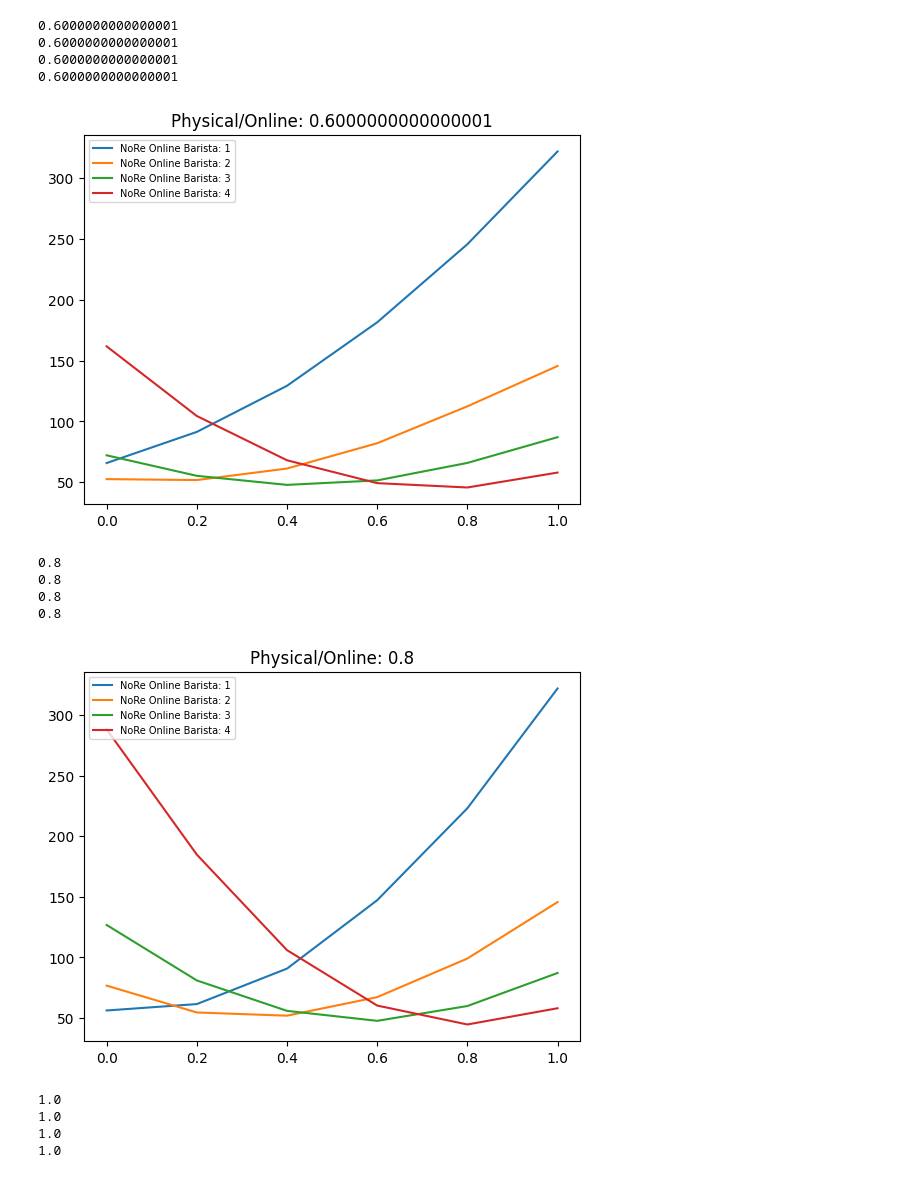
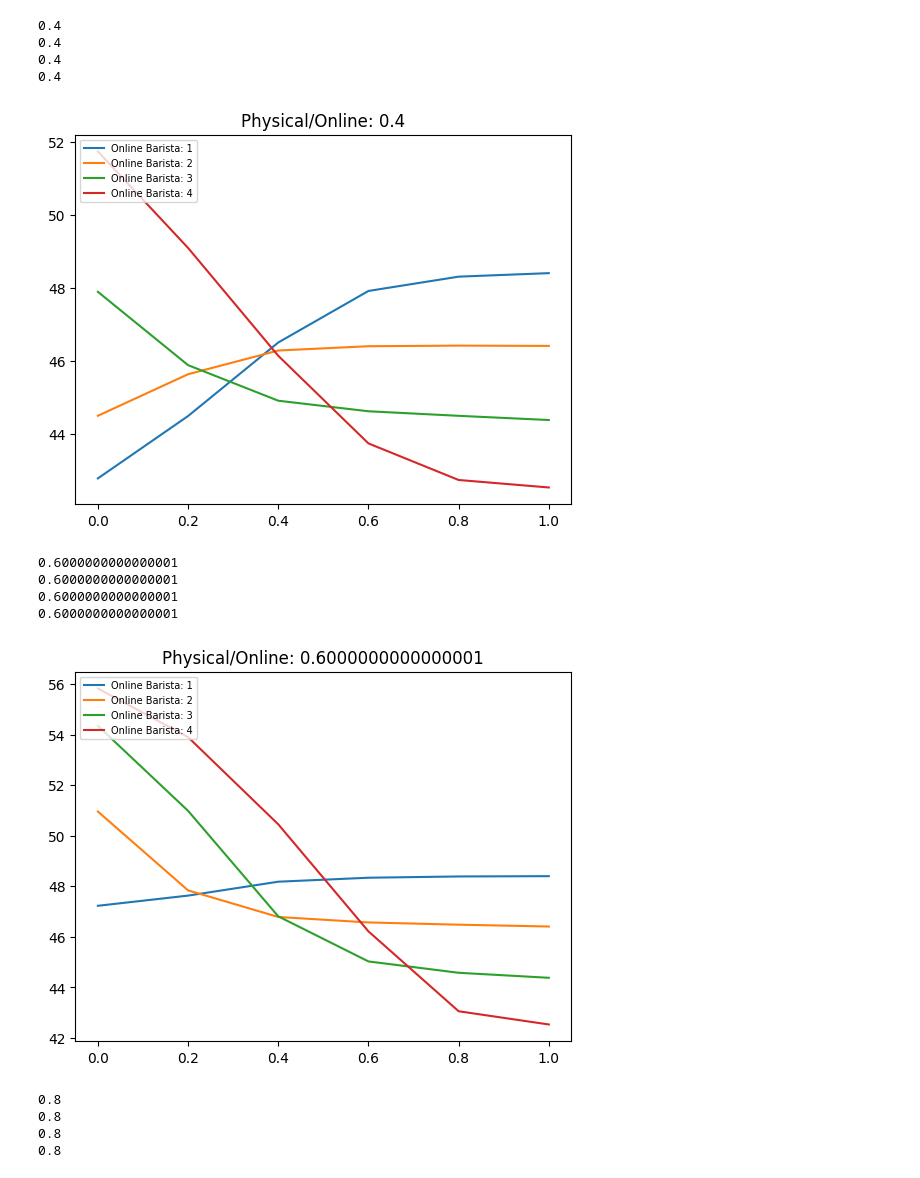
Before and after one commit to KietNguyen121102/StarbuckParadox, a Jupyter notebook: semiStrategicPlotting.ipynb, the cells around one changed output. Saved outputs shown, nothing was run; the diff lists cells and outputs as text; code cells hidden in the pictures.

```diff
--- a/semiStrategicPlotting.ipynb
+++ b/semiStrategicPlotting.ipynb
@@ -29,8 +29,8 @@ for value in uniques:
 
                 print(value)
                 plot = df_plot[df_plot['physicalOverOnline'] == value]
-                # plt.plot(plot['greedyPopulation'], plot['Re']/100, label = 'Online Barista: ' + str(i))
-                plt.plot(plot['greedyPopulation'], plot['noRe']/100, label = 'NoRe Online Barista: ' + str(i))
+                plt.plot(plot['greedyPopulation'], plot['Re']/100, label = 'Online Barista: ' + str(i))
+                # plt.plot(plot['greedyPopulation'], plot['noRe']/100, label = 'NoRe Online Barista: ' + str(i))
 
                 plt.legend(loc = "upper left", fontsize = "7")
                 # plt.legend(plot['physicalOverOnline'])
@@ -64,14 +64,14 @@ print(df.dtypes)
-0.6000000000000001
-0.6000000000000001
-0.6000000000000001
-0.6000000000000001
+0.4
+0.4
+0.4
+0.4
-[figure, old version]
+[figure, new version]
-0.8
-0.8
-0.8
-0.8
+0.6000000000000001
+0.6000000000000001
+0.6000000000000001
+0.6000000000000001
-[figure, old version]
+[figure, new version]
-1.0
-1.0
-1.0
-1.0
+0.8
+0.8
+0.8
+0.8
```
Also changed, not shown: parts of 1 cell of this notebook, 19 other files.
